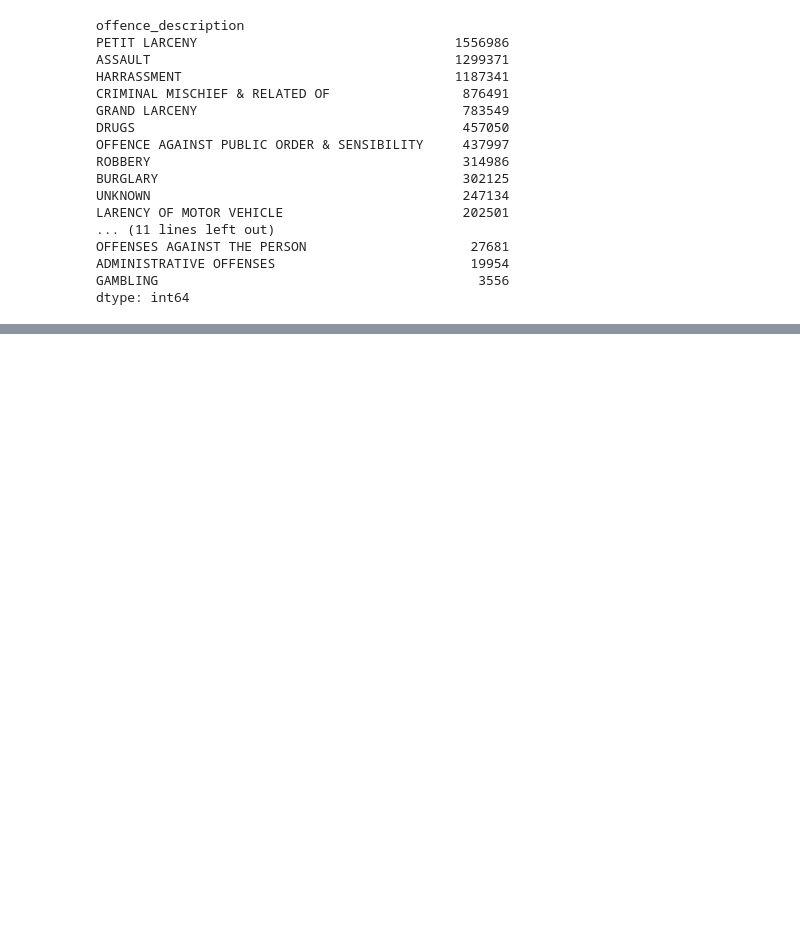
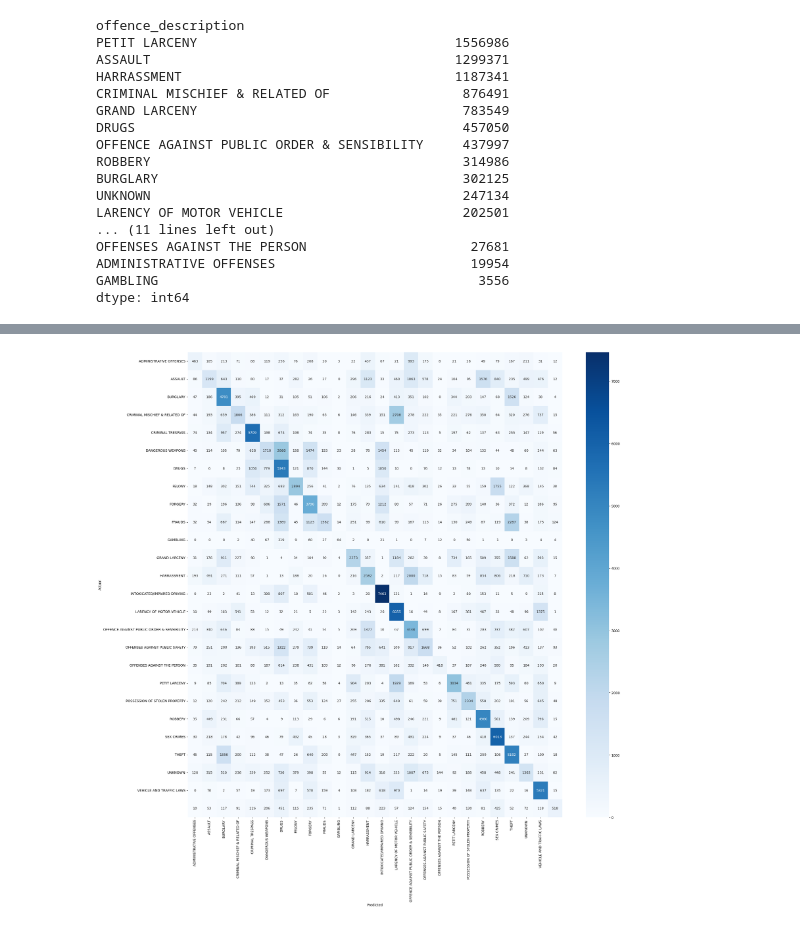
Before and after one commit to s25140/PJATK-DS-Dojo-grupa4-NYPD_dataset, a Jupyter notebook: optimizing_data.ipynb, the cells around one changed output, grey strips where cells are left out. Cells and saved outputs as stored; diff of their text form; code cells hidden in the pictures; blank space fills up the shorter version.

```diff
--- a/optimizing_data.ipynb
+++ b/optimizing_data.ipynb
@@ -201,0 +359,16 @@ sample
+# %%
+# draw confusion matrix
+from sklearn.metrics import confusion_matrix
+import seaborn as sns
+
+conf_matrix = confusion_matrix(y_test, y_pred)
+
+# plot with inverse transform of labels
+plt.figure(figsize=(25, 25))
+sns.heatmap(conf_matrix, annot=True, fmt='d', xticklabels=offence_description_encoder.inverse_transform(range(0, 25)),
+            yticklabels=offence_description_encoder.inverse_transform(range(0, 25)), cmap='Blues')
+plt.ylabel('Actual')
+plt.xlabel('Predicted')
+plt.show()
+# %% [output]
+[figure, added]
```
Also changed, not shown: parts of 12 cells of this notebook, 2 other files.
